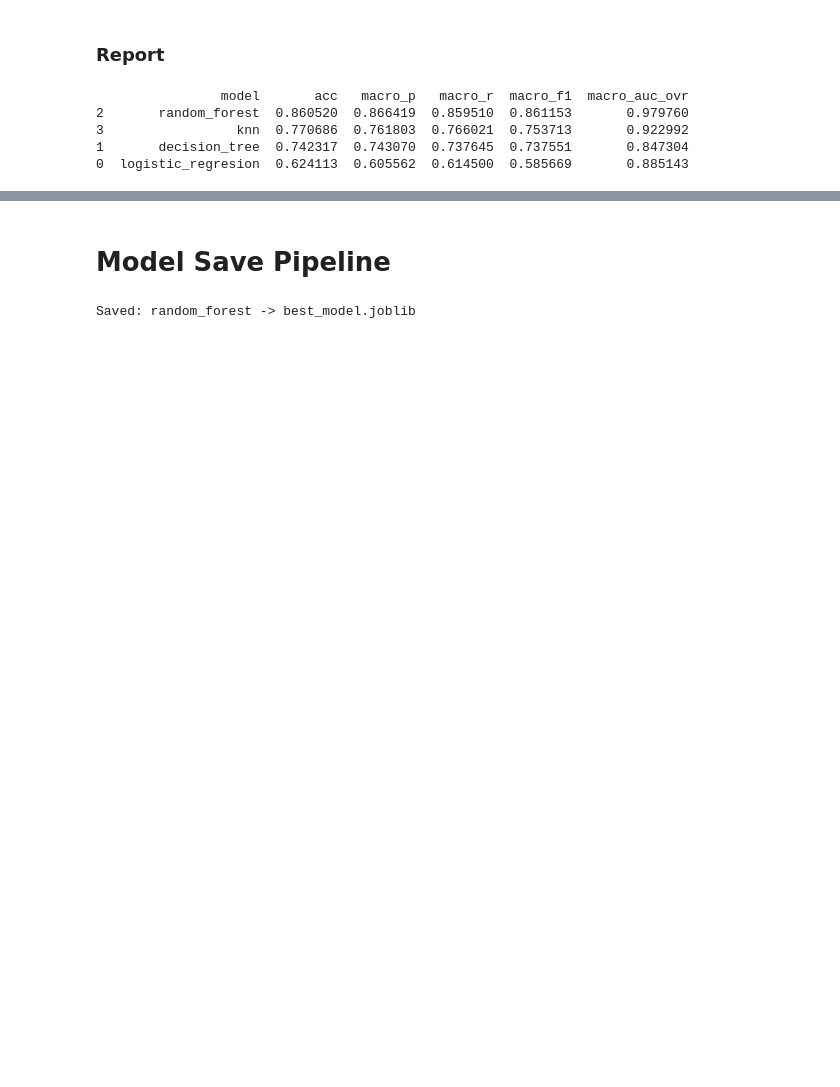
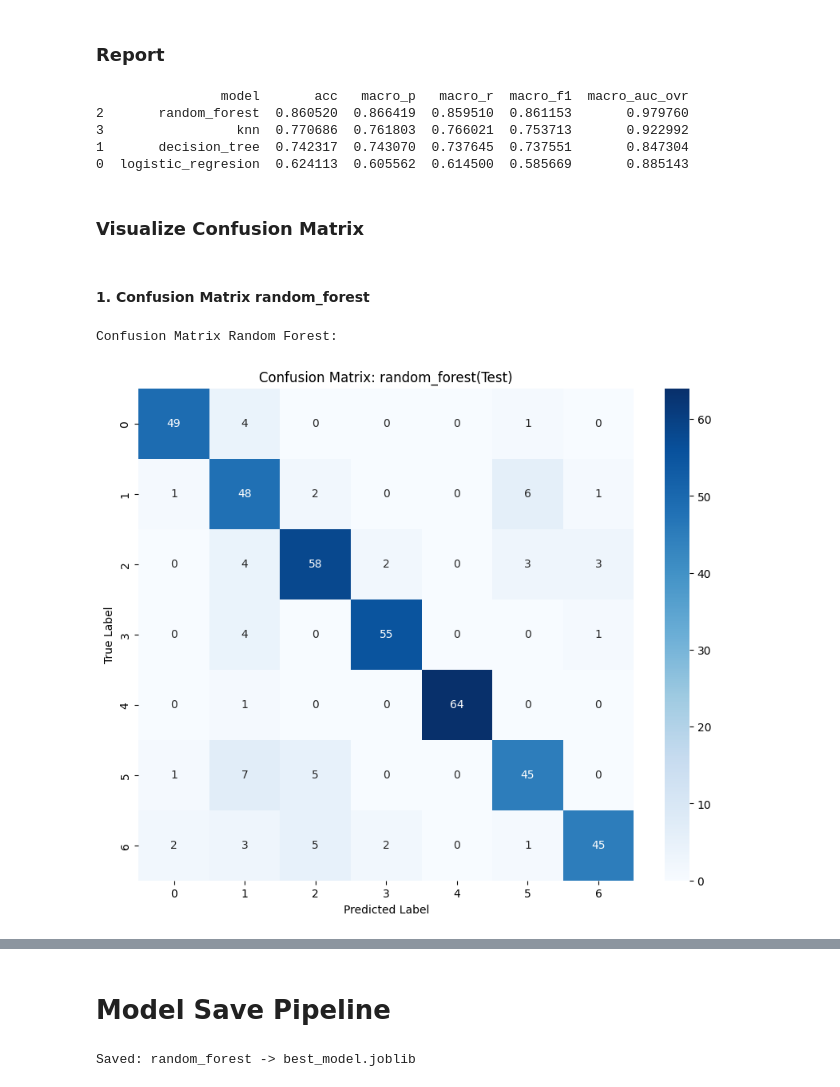
Before and after one commit to hvpng/Do-It-Yourself-2, a Jupyter notebook: model_evaluate_train.ipynb, the cells around one changed output, grey strips where cells are left out. Saved outputs shown, nothing was run; the diff lists cells and outputs as text; code cells hidden in the pictures; blank space fills up the shorter version.

Commit message:
update model

```diff
--- a/model_evaluate_train.ipynb
+++ b/model_evaluate_train.ipynb
@@ -225,6 +225,7 @@ def evaluate(pipe: Pipeline, X_test, y_test):
 def train_test(models, X_train, y_train, X_test, y_test):
     results = []
     trained = {}
+    confusion_matrix = {}
     for name, model in models.items():
         pipe = Pipeline(steps=[
             ("preprocess", preprocess),
@@ -244,11 +245,12 @@ def train_test(models, X_train, y_train, X_test, y_test):
             "macro_f1": metrics["macro_f1"],
             "macro_auc_ovr": metrics["macro_auc_ovr"],
         })
-    return trained, results
+        confusion_matrix[name] = metrics["cm"]
+    return trained, results, confusion_matrix
 # %% [markdown]
 ### 2.1 Train and test
 # %%
-model_trained, results = train_test(models, X_train, y_train, X_test, y_test)
+model_trained, results, cm = train_test(models, X_train, y_train, X_test, y_test)
 results_df = pd.DataFrame(results).sort_values(by="macro_f1", ascending=False)
 # %% [output]
 Report model{'Insufficient_Weight': {'precision': 0.5909090909090909, 'recall': 0.7222222222222222, 'f1-score': 0.65, 'support': 54.0}, 'Normal_Weight': {'precision': 0.5476190476190477, 'recall': 0.3 ...
@@ -265,3 +287,22 @@ print(results_df)
 3                 knn  0.770686  0.761803  0.766021  0.753713       0.922992
 1       decision_tree  0.742317  0.743070  0.737645  0.737551       0.847304
 0  logistic_regresion  0.624113  0.605562  0.614500  0.585669       0.885143
+# %% [markdown]
+### Visualize Confusion Matrix
+# %% [markdown]
+#### 1. Confusion Matrix random_forest
+# %%
+print("Confusion Matrix Random Forest:")
+# Confusion Matrix
+import seaborn as sns
+import matplotlib.pyplot as plt
+
+plt.figure(figsize=(10, 8))
+sns.heatmap(cm["random_forest"], annot=True, fmt='d', cmap='Blues')
+plt.title(f"Confusion Matrix: {"random_forest"}(Test)")
+plt.ylabel("True Label")
+plt.xlabel("Predicted Label")
+plt.show()
+# %% [output]
+Confusion Matrix Random Forest:
+[figure, added]
```
Also changed, not shown: parts of 13 cells of this notebook, 1 other file.
